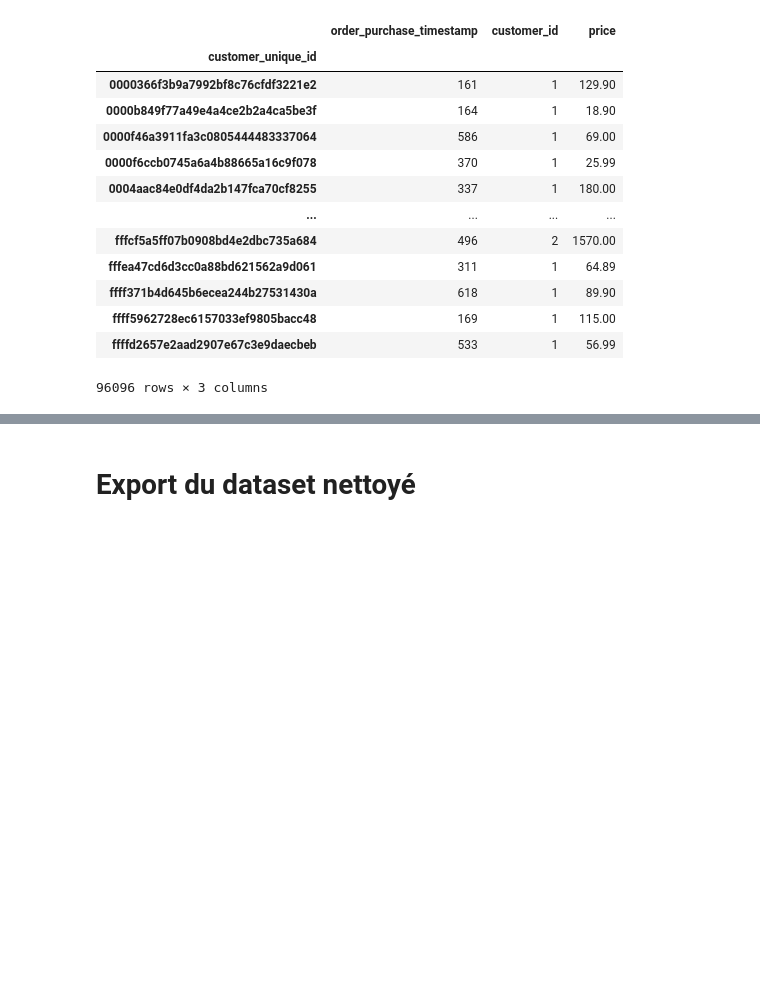
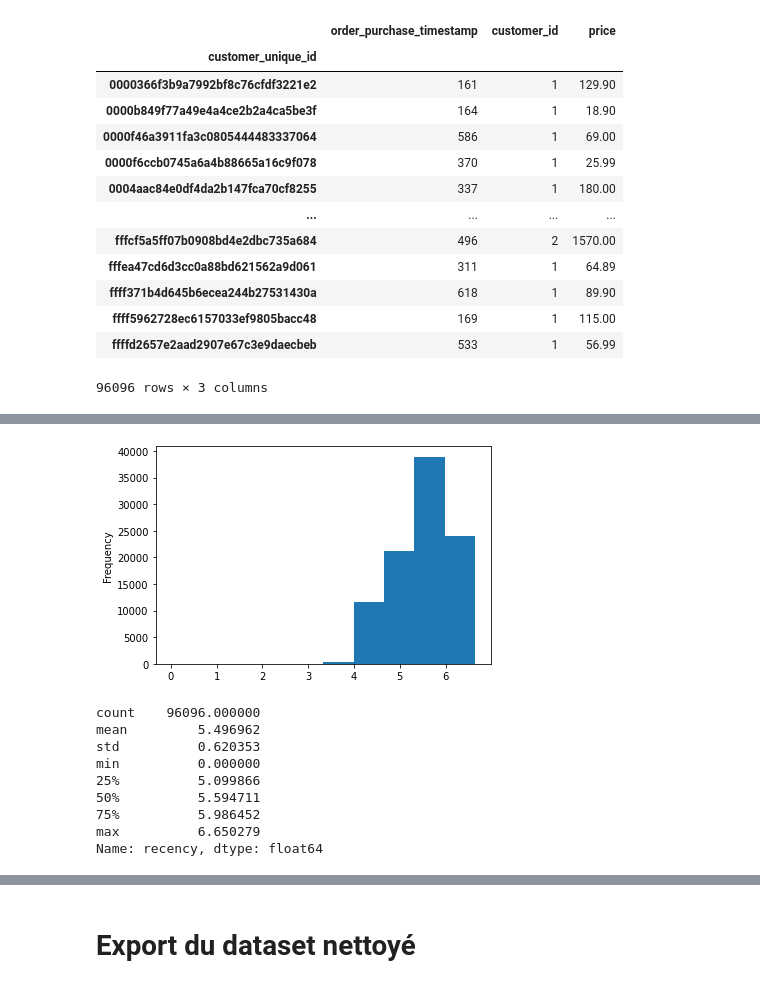
Before and after one commit to JbIPS/ML_Polist, a Jupyter notebook: POLIST_01_nettoyage.ipynb, the cells around one changed output, grey strips where cells are left out. Cells and saved outputs as stored; diff of their text form; code cells hidden in the pictures; blank space fills up the shorter version.

```diff
--- a/POLIST_01_nettoyage.ipynb
+++ b/POLIST_01_nettoyage.ipynb
@@ -789,0 +292,16 @@ memory usage: 8.7+ MB
+# %%
+recency_log = np.log(rfm_data['recency'])
+recency_log.plot(kind="hist")
+plt.show()
+recency_log.describe()
+# %% [output]
+[figure, added]
+count    96096.000000
+mean         5.496962
+std          0.620353
+min          0.000000
+25%          5.099866
+50%          5.594711
+75%          5.986452
+max          6.650279
+Name: recency, dtype: float64
```
Also changed, not shown: parts of 63 cells of this notebook, 2 other files.
